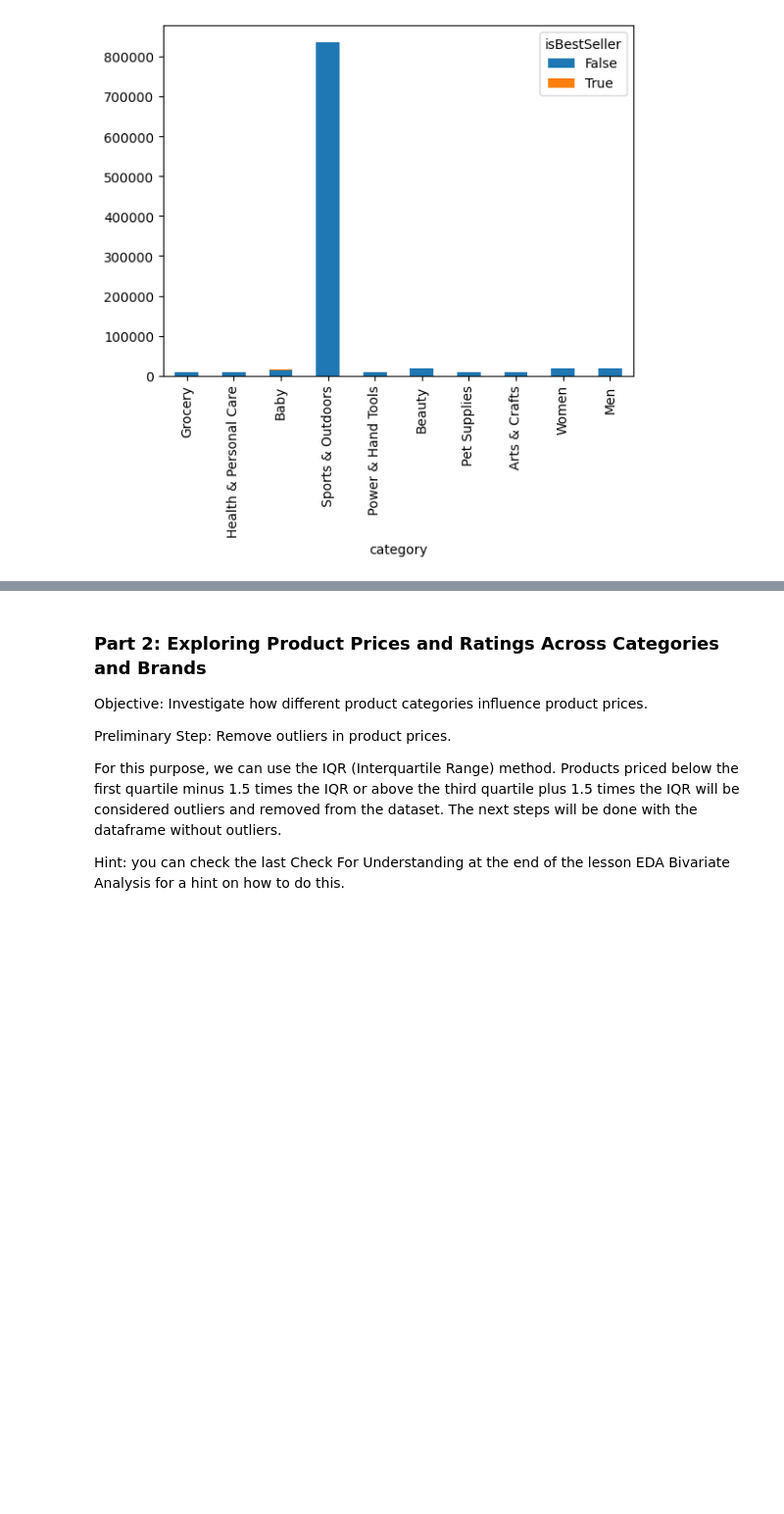
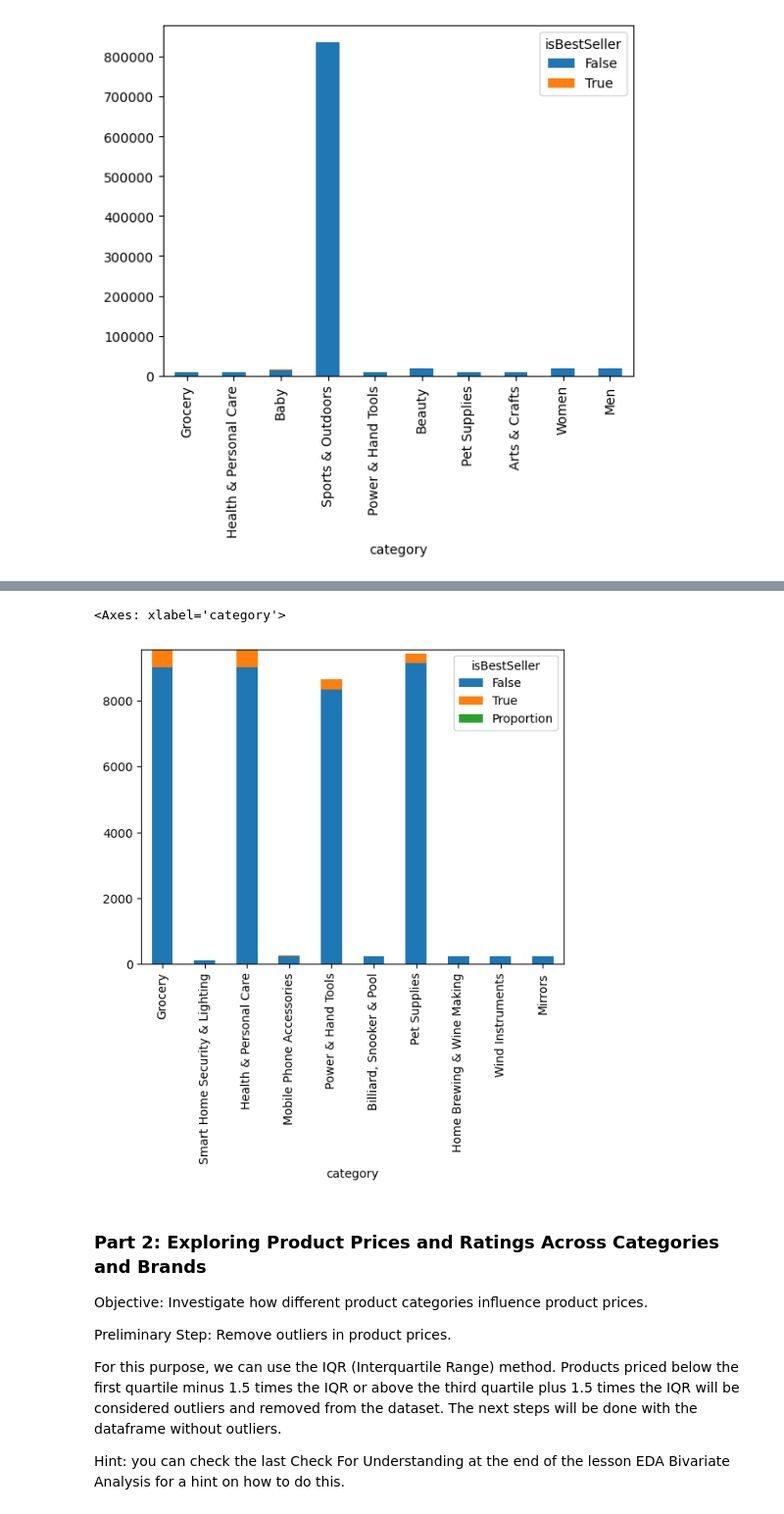
Before and after one commit to RosaEvasari/lab-eda-bivariate, a Jupyter notebook: lab_eda_bivariate.ipynb, the cells around one changed output, grey strips where cells are left out. Shown: that part at 98% size. Drawn from its saved outputs; the diff is of its cells as text; code cells hidden in the pictures; blank space fills up the shorter version.

```diff
--- a/lab_eda_bivariate.ipynb
+++ b/lab_eda_bivariate.ipynb
@@ -138,3 +154,8 @@ top_category.plot(kind="bar", stacked=True)
 # %% [output]
 <Axes: xlabel='category'>
 [figure]
+# %%
+# based on proportion
+
+top_category_proportion = crosstab_result_sorted.head(10)
+top_category_proportion
@@ -141,3 +175,9 @@ top_category.plot(kind="bar", stacked=True)
+# %%
+# Plotting a stacked bar chart for the 'crosstab_result' data
+top_category_proportion.plot(kind="bar", stacked=True)
+# %% [output]
+<Axes: xlabel='category'>
+[figure, added]
 # %% [markdown]
 ### Part 2: Exploring Product Prices and Ratings Across Categories and Brands
 
```
Also changed, not shown: parts of 4 cells of this notebook.
